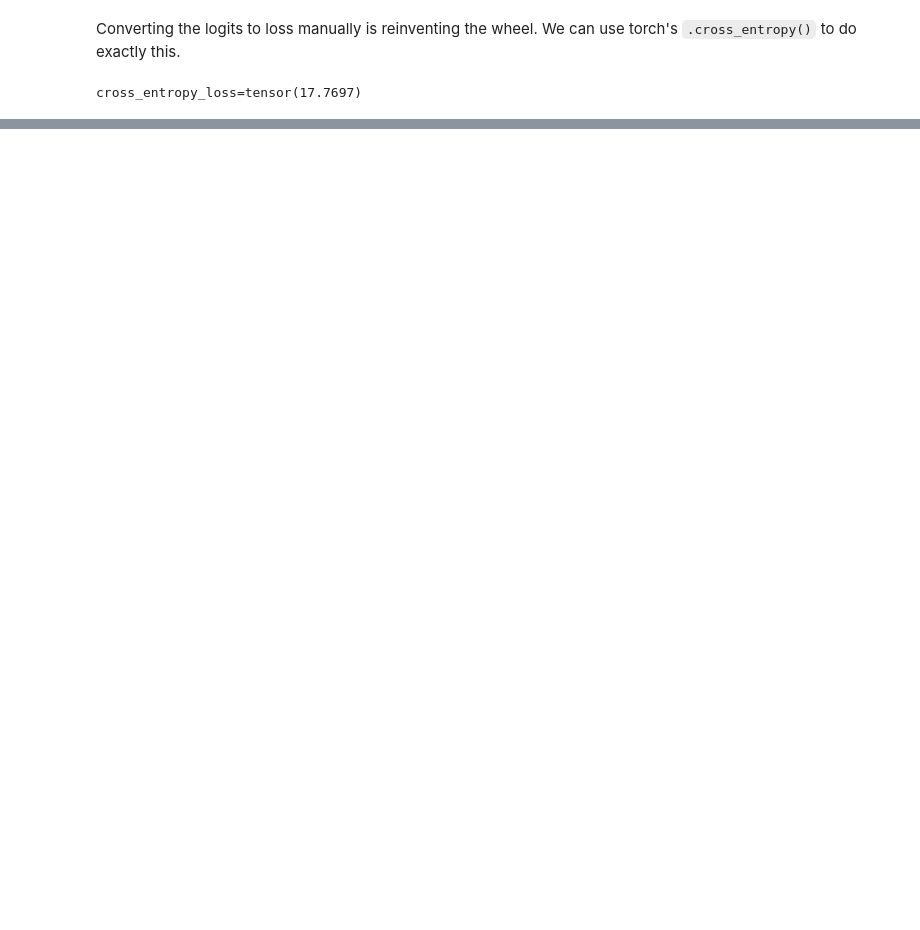
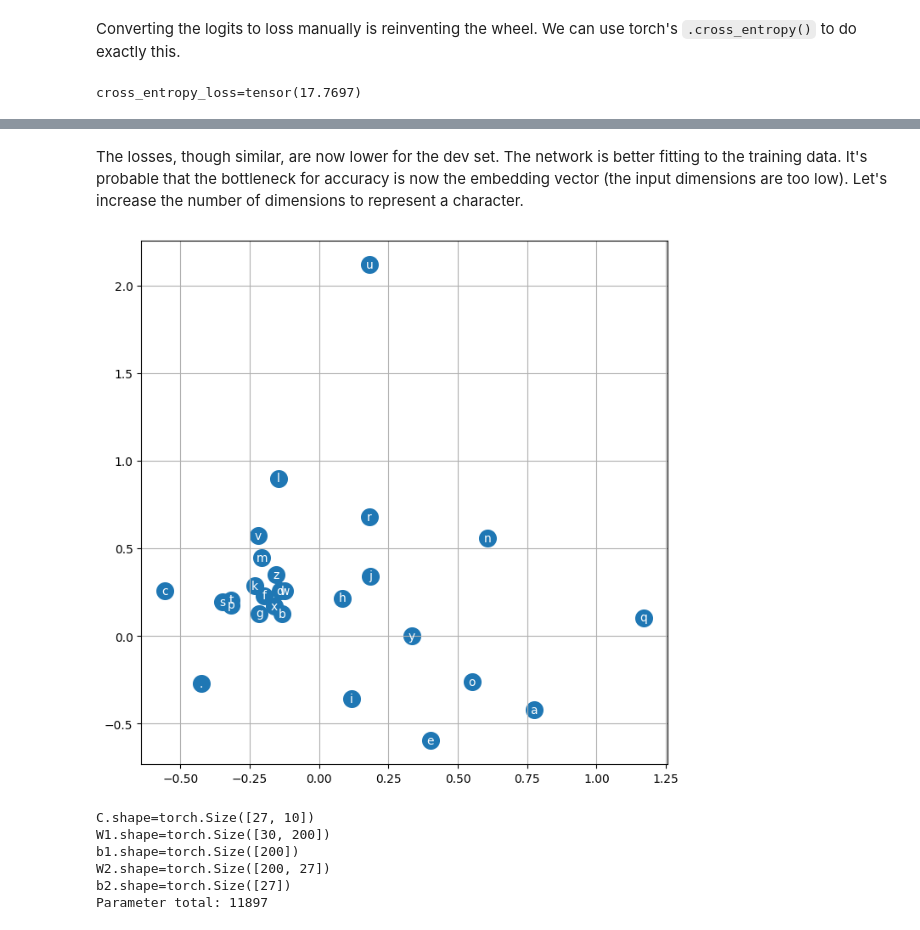
Before and after one commit to zdravoj/neural-network-foundations, a Jupyter notebook: makemore_clone/makemore_nb_pt2.ipynb, the cells around one changed output, grey strips where cells are left out. Drawn from its saved outputs; the diff is of its cells as text; code cells hidden in the pictures; blank space fills up the shorter version.

```diff
--- a/makemore_clone/makemore_nb_pt2.ipynb
+++ b/makemore_clone/makemore_nb_pt2.ipynb
@@ -234,0 +382,19 @@ loss=tensor(3.3561, grad_fn=<NllLossBackward0>)
+# %%
+tr_losses = []
+dev_losses = []
+# %%
+# training
+emb = C[Xtr]
+l1 = torch.tanh(emb.view(-1, char_dim*block_size) @ W1 + b1)
+logits = l1 @ W2 + b2
+trloss = F.cross_entropy(logits, Ytr)
+tr_losses.append((lr, trloss))
+print(f'{trloss.item()=}')
+
+# validation
+emb = C[Xdev]
+l1 = torch.tanh(emb.view(-1, char_dim*block_size) @ W1 + b1)
+logits = l1 @ W2 + b2
+devloss = F.cross_entropy(logits, Ydev)
+dev_losses.append((lr, devloss))
+print(f'{devloss.item()=}')
@@ -234,0 +404,4 @@ loss=tensor(3.3561, grad_fn=<NllLossBackward0>)
+# %%
+for i in range(len(tr_losses)):
+    print('tr', tr_losses[i][0], tr_losses[i][1].item())
+    print('dev', dev_losses[i][0], dev_losses[i][1].item())
@@ -234,0 +423,39 @@ loss=tensor(3.3561, grad_fn=<NllLossBackward0>)
+# %% [markdown]
+The losses, though similar, are now lower for the dev set. The network is better fitting to the training data. It's probable that the bottleneck for accuracy is now the embedding vector (the input dimensions are too low). Let's increase the number of dimensions to represent a character.
+# %%
+# visualize dimensions 0 and 1 of the embedding matrix C for all characters
+plt.figure(figsize=(8,8))
+plt.scatter(C[:,0].data, C[:,1].data, s=200)
+for i in range(C.shape[0]):
+    plt.text(C[i,0].item(), C[i,1].item(), itos[i], ha="center", va="center", color='white')
+plt.grid('minor')
+# %% [output]
+[figure, added]
+# %%
+# increasing total character dimensions
+# decreasing network size
+
+char_dim = 10
+layer1_size = 200
+
+C = torch.randn((char_total, char_dim), generator=g)
+W1 = torch.randn((char_dim*block_size, layer1_size), generator=g)
+b1 = torch.randn(layer1_size, generator=g)
+W2 = torch.randn((layer1_size, char_total), generator=g)
+b2 = torch.randn(char_total, generator=g)
+parameters = [C, W1, b1, W2, b2]
+print(f'{C.shape=}')
+print(f'{W1.shape=}')
+print(f'{b1.shape=}')
+print(f'{W2.shape=}')
+print(f'{b2.shape=}')
+print('Parameter total:', sum(p.nelement() for p in parameters))
+for p in parameters:
+    p.requires_grad = True
+# %% [output]
+C.shape=torch.Size([27, 10])
+W1.shape=torch.Size([30, 200])
+b1.shape=torch.Size([200])
+W2.shape=torch.Size([200, 27])
+b2.shape=torch.Size([27])
+Parameter total: 11897
```
Also changed, not shown: parts of 26 cells of this notebook.
